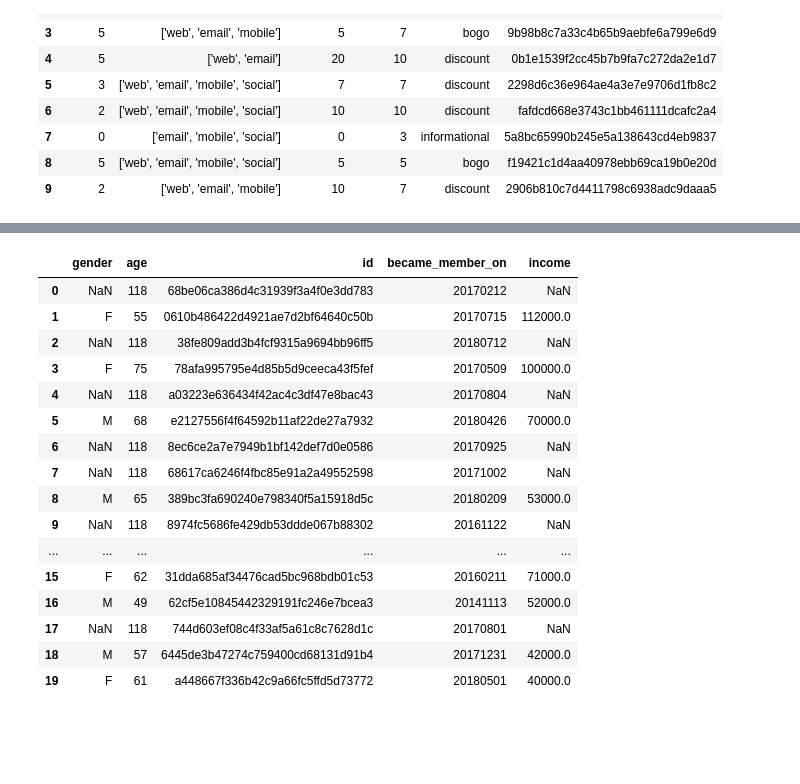
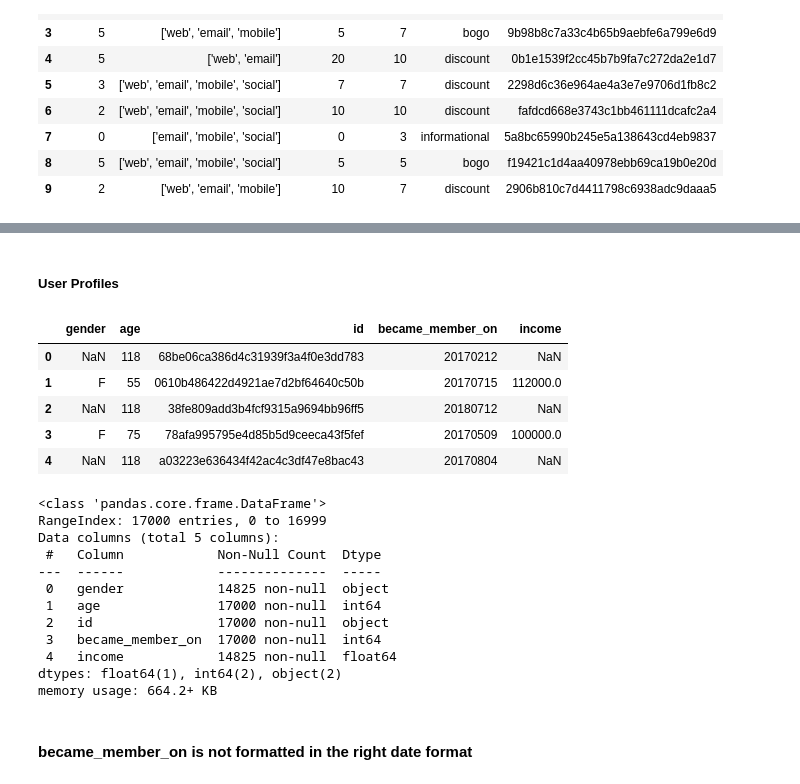
Before and after one commit to nthammadi-uncc/StarbucksPromotionAnalysis, a Jupyter notebook: Jupyter Notebooks/Exploratory_Data_Analysis.ipynb, the cells around one changed output, grey strips where cells are left out. Saved outputs shown, nothing was run; the diff lists cells and outputs as text; code cells hidden in the pictures; blank space fills up the shorter version.

```diff
--- a/Jupyter Notebooks/Exploratory_Data_Analysis.ipynb
+++ b/Jupyter Notebooks/Exploratory_Data_Analysis.ipynb
@@ -7,6 +13,6 @@ import pandas as pd
 # %%
 #read the csv files and convert into dataframe
-parent_url='https://raw.githubusercontent.com/nthammadi-uncc/StarbucksPromotionAnalysis/main/data/'
+parent_url='https://raw.githubusercontent.com/nthammadi-uncc/StarbucksPromotionAnalysis/main/data/raw/'
 portfolio_url=parent_url+'portfolio.csv'
 profile_url=parent_url+'profile.csv'
 transcript_url=parent_url+'transcript.csv'
@@ -34,20 +68,29 @@ portfolio_df.head(20)
+# %% [markdown]
+##### User Profiles
 # %%
-profile_df.head(20)
+profile_df.head()
 # %% [output]
 |  | gender | age | id | became_member_on | income |
 | 0 | NaN | 118 | 68be06ca386d4c31939f3a4f0e3dd783 | 20170212 | NaN |
 | 1 | F | 55 | 0610b486422d4921ae7d2bf64640c50b | 20170715 | 112000.0 |
 | 2 | NaN | 118 | 38fe809add3b4fcf9315a9694bb96ff5 | 20180712 | NaN |
 | 3 | F | 75 | 78afa995795e4d85b5d9ceeca43f5fef | 20170509 | 100000.0 |
 | 4 | NaN | 118 | a03223e636434f42ac4c3df47e8bac43 | 20170804 | NaN |
-| 5 | M | 68 | e2127556f4f64592b11af22de27a7932 | 20180426 | 70000.0 |
-| 6 | NaN | 118 | 8ec6ce2a7e7949b1bf142def7d0e0586 | 20170925 | NaN |
-| 7 | NaN | 118 | 68617ca6246f4fbc85e91a2a49552598 | 20171002 | NaN |
-| 8 | M | 65 | 389bc3fa690240e798340f5a15918d5c | 20180209 | 53000.0 |
-| 9 | NaN | 118 | 8974fc5686fe429db53ddde067b88302 | 20161122 | NaN |
-| ... | ... | ... | ... | ... | ... |
-| 15 | F | 62 | 31dda685af34476cad5bc968bdb01c53 | 20160211 | 71000.0 |
-| 16 | M | 49 | 62cf5e10845442329191fc246e7bcea3 | 20141113 | 52000.0 |
-| 17 | NaN | 118 | 744d603ef08c4f33af5a61c8c7628d1c | 20170801 | NaN |
-| 18 | M | 57 | 6445de3b47274c759400cd68131d91b4 | 20171231 | 42000.0 |
-| 19 | F | 61 | a448667f336b42c9a66fc5ffd5d73772 | 20180501 | 40000.0 |
+# %%
+# check the type on columns
+profile_df.info()
+# %% [output]
+<class 'pandas.core.frame.DataFrame'>
+RangeIndex: 17000 entries, 0 to 16999
+Data columns (total 5 columns):
+ #   Column            Non-Null Count  Dtype
+---  ------            --------------  -----
+ 0   gender            14825 non-null  object
+ 1   age               17000 non-null  int64
+ 2   id                17000 non-null  object
+ 3   became_member_on  17000 non-null  int64
+ 4   income            14825 non-null  float64
+dtypes: float64(1), int64(2), object(2)
+memory usage: 664.2+ KB
+# %% [markdown]
+#### became_member_on is not formatted in the right date format
```
Also changed, not shown: parts of 58 cells of this notebook, 13 other files.
